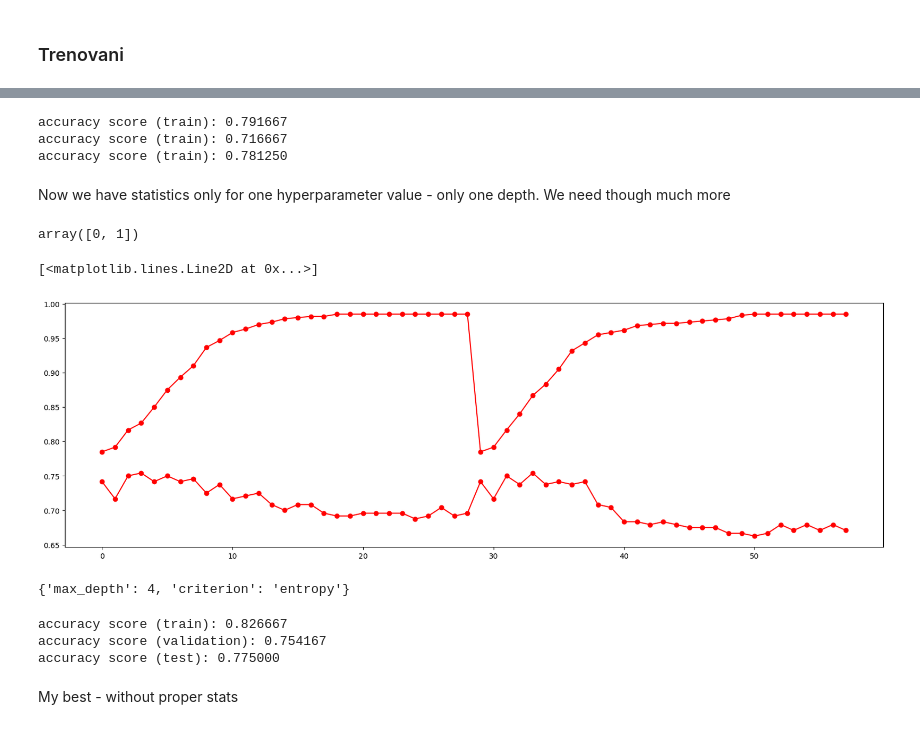
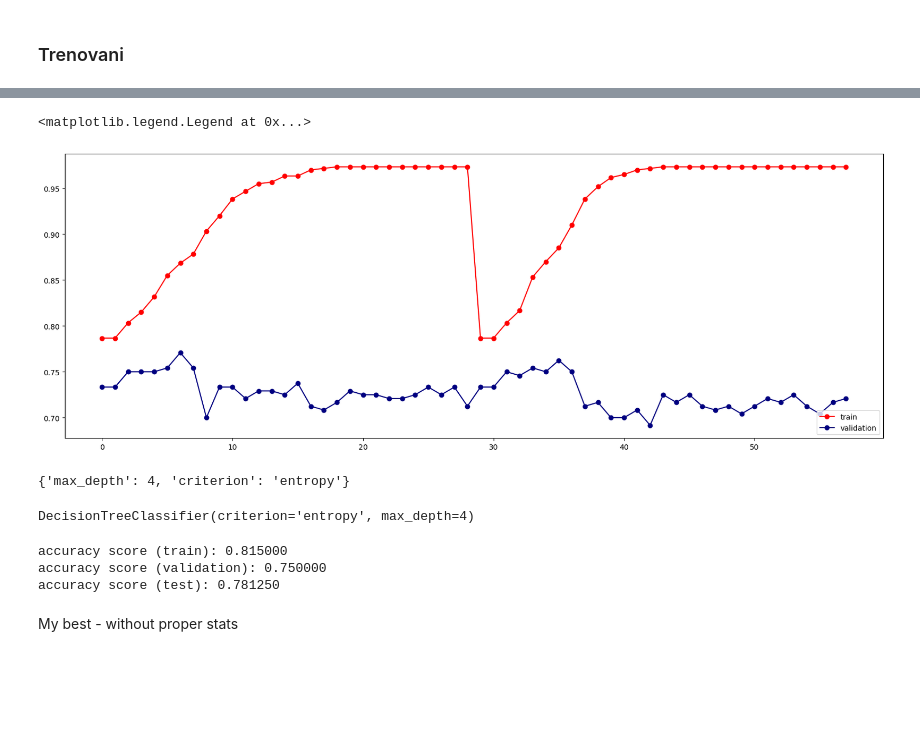
Before and after one commit to nickobard/Machine-Learning-I, a Jupyter notebook: 01/homework_01.ipynb, the cells around one changed output, grey strips where cells are left out. Drawn from its saved outputs; the diff is of its cells as text; code cells hidden in the pictures; blank space fills up the shorter version.

```diff
--- a/01/homework_01.ipynb
+++ b/01/homework_01.ipynb
@@ -799,2 +811,0 @@ clf.get_params()
-# %%
-clf.fit(Xtrain, ytrain)
@@ -830,18 +812,3 @@ There are 10 of -1. This can happen only if ytrain is 0 and ypredicted is 1 - FP
-# %%
-print('accuracy score (train): {0:.6f}'.format(metrics.accuracy_score(ytrain, clf.predict(Xtrain))))
-print('accuracy score (train): {0:.6f}'.format(metrics.accuracy_score(yval, clf.predict(Xval))))
-print('accuracy score (train): {0:.6f}'.format(metrics.accuracy_score(ytest, clf.predict(Xtest))))
-# %% [output]
-accuracy score (train): 0.791667
-accuracy score (train): 0.716667
-accuracy score (train): 0.781250
-# %% [markdown]
-Now we have statistics only for one hyperparameter value - only one depth. We need though much more
-# %%
-# we can see that y[0] is 0 - not survived
-clf.classes_
-# %% [output]
-array([0, 1])
 # %%
 param_grid = {
     'max_depth': range(1,30),
@@ -852,32 +819,36 @@ param_comb = ParameterGrid(param_grid)
 val_acc = []
 train_acc = []
 for params in param_comb:
-    clf = DecisionTreeClassifier(**params)
-    clf.fit(Xtrain, ytrain)
-    train_acc.append(metrics.accuracy_score(ytrain, clf.predict(Xtrain)))
-    val_acc.append(metrics.accuracy_score(yval, clf.predict(Xval)))
+    clfDT = DecisionTreeClassifier(**params)
+    clfDT.fit(Xtrain, ytrain)
+    train_acc.append(metrics.accuracy_score(ytrain, clfDT.predict(Xtrain)))
+    val_acc.append(metrics.accuracy_score(yval, clfDT.predict(Xval)))
 # %%
-fig, ax = plt.subplots(figsize=(20,6))
-ax.plot(train_acc, 'or-', label='train')
-ax.plot(val_acc, 'or-', label='validation')
+fig, ax = plt.subplots(figsize=(20,7))
+ax.plot(train_acc, 'o-', label='train', color='red')
+ax.plot(val_acc, 'o-', label='validation', color='navy')
+ax.legend(loc="lower right")
 # %% [output]
-[<matplotlib.lines.Line2D at 0x...>]
+<matplotlib.legend.Legend at 0x...>
-[figure, old version]
+[figure, new version]
 # %%
 best_params = param_comb[np.argmax(val_acc)]
 best_params
 # %% [output]
 {'max_depth': 4, 'criterion': 'entropy'}
+# %%
+best_clfDT = DecisionTreeClassifier(**best_params)
+best_clfDT.fit(Xtrain, ytrain)
+# %% [output]
+DecisionTreeClassifier(criterion='entropy', max_depth=4)
 # %%
-best_clf = DecisionTreeClassifier(**best_params)
-best_clf.fit(Xtrain, ytrain)
-print('accuracy score (train): {0:.6f}'.format(metrics.accuracy_score(ytrain, best_clf.predict(Xtrain))))
-print('accuracy score (validation): {0:.6f}'.format(metrics.accuracy_score(yval, best_clf.predict(Xval))))
-print('accuracy score (test): {0:.6f}'.format(metrics.accuracy_score(ytest, best_clf.predict(Xtest))))
+print('accuracy score (train): {0:.6f}'.format(metrics.accuracy_score(ytrain, best_clfDT.predict(Xtrain))))
+print('accuracy score (validation): {0:.6f}'.format(metrics.accuracy_score(yval, best_clfDT.predict(Xval))))
+print('accuracy score (test): {0:.6f}'.format(metrics.accuracy_score(ytest, best_clfDT.predict(Xtest))))
 # %% [output]
-accuracy score (train): 0.826667
-accuracy score (validation): 0.754167
-accuracy score (test): 0.775000
+accuracy score (train): 0.815000
+accuracy score (validation): 0.750000
+accuracy score (test): 0.781250
 # %% [markdown]
 My best - without proper stats
 # %% [markdown]
```
Also changed, not shown: parts of 27 cells of this notebook.
